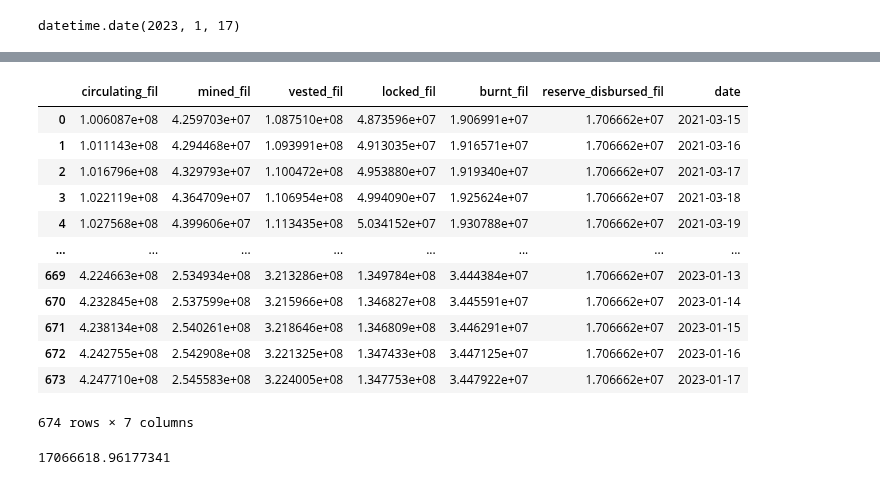
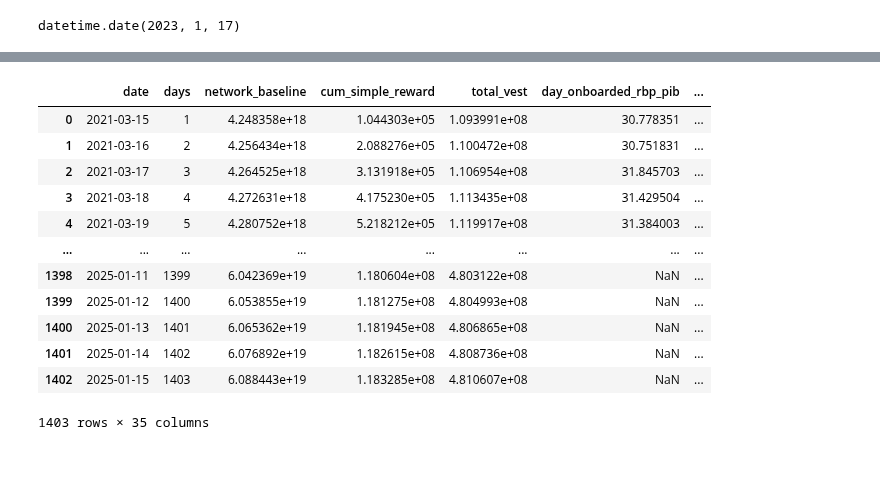
Before and after one commit to protocol/filecoin-agent-twin, a Jupyter notebook: notebooks/crosscheck_agent_seed.ipynb, the cells around one changed output, grey strips where cells are left out. Cells and saved outputs as stored; diff of their text form; code cells hidden in the pictures.

```diff
--- a/notebooks/crosscheck_agent_seed.ipynb
+++ b/notebooks/crosscheck_agent_seed.ipynb
@@ -122,20 +120,16 @@ supply_df = data.query_supply_stats(date(2021,3,15), simulation_start_date)
-# %%
-supply_df
-# %% [output]
-|  | circulating_fil | mined_fil | vested_fil | locked_fil | burnt_fil | reserve_disbursed_fil | date |
-| 0 | 1.006087e+08 | 4.259703e+07 | 1.087510e+08 | 4.873596e+07 | 1.906991e+07 | 1.706662e+07 | 2021-03-15 |
-| 1 | 1.011143e+08 | 4.294468e+07 | 1.093991e+08 | 4.913035e+07 | 1.916571e+07 | 1.706662e+07 | 2021-03-16 |
-| 2 | 1.016796e+08 | 4.329793e+07 | 1.100472e+08 | 4.953880e+07 | 1.919340e+07 | 1.706662e+07 | 2021-03-17 |
-| 3 | 1.022119e+08 | 4.364709e+07 | 1.106954e+08 | 4.994090e+07 | 1.925624e+07 | 1.706662e+07 | 2021-03-18 |
-| 4 | 1.027568e+08 | 4.399606e+07 | 1.113435e+08 | 5.034152e+07 | 1.930788e+07 | 1.706662e+07 | 2021-03-19 |
-| ... | ... | ... | ... | ... | ... | ... | ... |
-| 669 | 4.224663e+08 | 2.534934e+08 | 3.213286e+08 | 1.349784e+08 | 3.444384e+07 | 1.706662e+07 | 2023-01-13 |
-| 670 | 4.232845e+08 | 2.537599e+08 | 3.215966e+08 | 1.346827e+08 | 3.445591e+07 | 1.706662e+07 | 2023-01-14 |
-| 671 | 4.238134e+08 | 2.540261e+08 | 3.218646e+08 | 1.346809e+08 | 3.446291e+07 | 1.706662e+07 | 2023-01-15 |
-| 672 | 4.242755e+08 | 2.542908e+08 | 3.221325e+08 | 1.347433e+08 | 3.447125e+07 | 1.706662e+07 | 2023-01-16 |
-| 673 | 4.247710e+08 | 2.545583e+08 | 3.224005e+08 | 1.347753e+08 | 3.447922e+07 | 1.706662e+07 | 2023-01-17 |
-674 rows × 7 columns
-# %%
-17066618961773411890063046 * 10**-18
-# %% [output]
-17066618.96177341
+# %%
+fdf
+# %% [output]
+|  | date | days | network_baseline | cum_simple_reward | total_vest | day_onboarded_rbp_pib | ... |
+| 0 | 2021-03-15 | 1 | 4.248358e+18 | 1.044303e+05 | 1.093991e+08 | 30.778351 | ... |
+| 1 | 2021-03-16 | 2 | 4.256434e+18 | 2.088276e+05 | 1.100472e+08 | 30.751831 | ... |
+| 2 | 2021-03-17 | 3 | 4.264525e+18 | 3.131918e+05 | 1.106954e+08 | 31.845703 | ... |
+| 3 | 2021-03-18 | 4 | 4.272631e+18 | 4.175230e+05 | 1.113435e+08 | 31.429504 | ... |
+| 4 | 2021-03-19 | 5 | 4.280752e+18 | 5.218212e+05 | 1.119917e+08 | 31.384003 | ... |
+| ... | ... | ... | ... | ... | ... | ... | ... |
+| 1398 | 2025-01-11 | 1399 | 6.042369e+19 | 1.180604e+08 | 4.803122e+08 | NaN | ... |
+| 1399 | 2025-01-12 | 1400 | 6.053855e+19 | 1.181275e+08 | 4.804993e+08 | NaN | ... |
+| 1400 | 2025-01-13 | 1401 | 6.065362e+19 | 1.181945e+08 | 4.806865e+08 | NaN | ... |
+| 1401 | 2025-01-14 | 1402 | 6.076892e+19 | 1.182615e+08 | 4.808736e+08 | NaN | ... |
+| 1402 | 2025-01-15 | 1403 | 6.088443e+19 | 1.183285e+08 | 4.810607e+08 | NaN | ... |
+1403 rows × 35 columns
```
Also changed, not shown: parts of 2 cells of this notebook, 4 other files.
